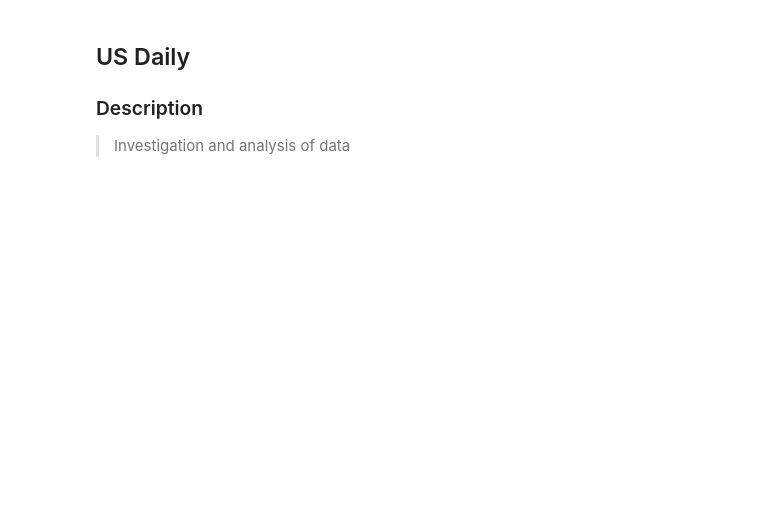
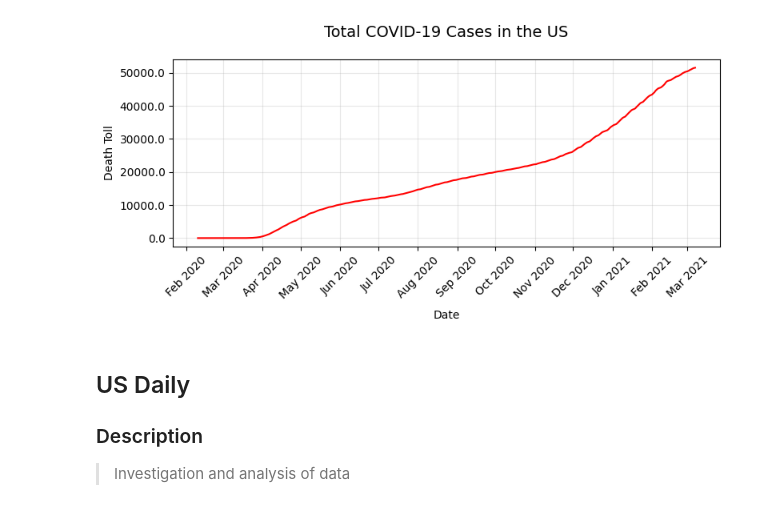
Before and after one commit to Bootcamp-IA-P4/covid-datathon, a Jupyter notebook: project.ipynb, the cells around one changed output. Saved outputs shown, nothing was run; the diff lists cells and outputs as text; code cells hidden in the pictures; blank space fills up the shorter version.

```diff
--- a/project.ipynb
+++ b/project.ipynb
@@ -33,3 +104,26 @@ for name, endpoint in endpoints.items():
+# %%
+# Total deaths in the US
+plt.figure(figsize=(8, 4))
+
+plt.plot(us_daily['lastModified'], us_daily['death'], color='red', linewidth=1.5)
+
+plt.gca().yaxis.set_major_formatter(ticker.FuncFormatter(lambda x, pos: f'{x/10:.1f}'))
+
+
+plt.gca().xaxis.set_major_locator(mdates.MonthLocator())
+plt.gca().xaxis.set_major_formatter(mdates.DateFormatter('%b %Y'))
+plt.xticks(rotation=45)
+
+# Add labels
+plt.title("Total COVID-19 Cases in the US", fontsize=14, pad=20)
+plt.xlabel("Date", fontsize=10, labelpad=8)
+plt.ylabel("Death Toll", fontsize=10)
+plt.grid(True, alpha=0.3)
+
+plt.tight_layout()
+plt.show()
+# %% [output]
+[figure, added]
 # %%
 # Load datasets
 us_current = pd.read_csv("us_current.csv")
```
Also changed, not shown: parts of 9 cells of this notebook.
